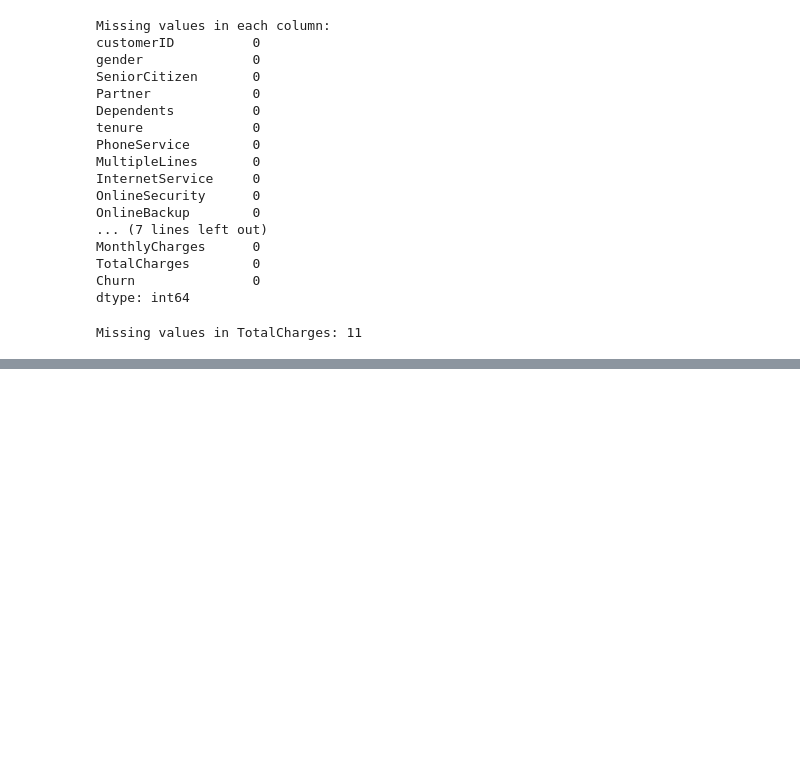
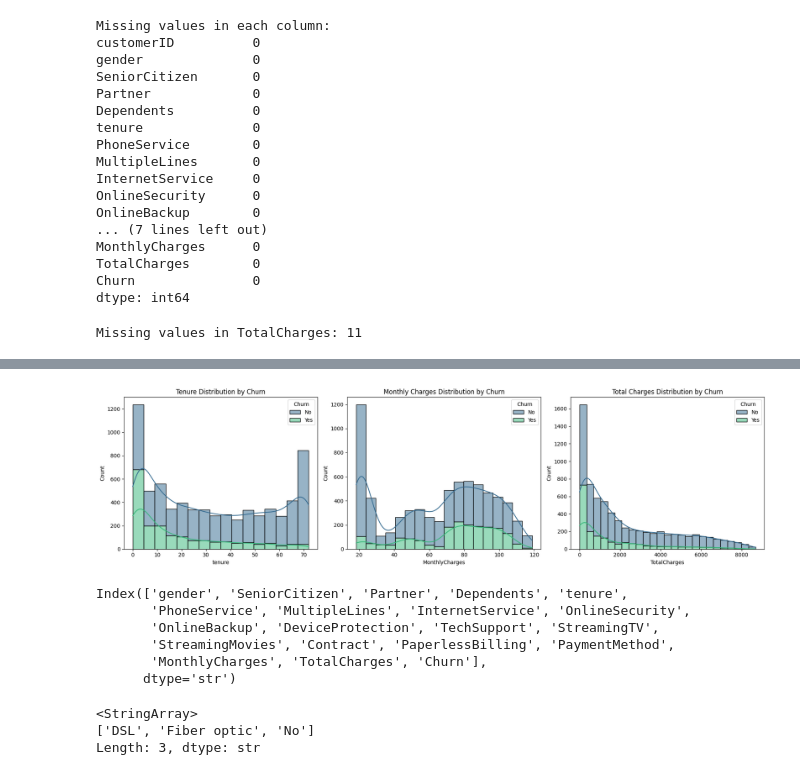
Before and after one commit to Vishwaprasa/Churn_Analysis, a Jupyter notebook: notebooks/EDA_Analysis.ipynb, the cells around one changed output, grey strips where cells are left out. Saved outputs shown, nothing was run; the diff lists cells and outputs as text; code cells hidden in the pictures; blank space fills up the shorter version.

```diff
--- a/notebooks/EDA_Analysis.ipynb
+++ b/notebooks/EDA_Analysis.ipynb
@@ -84,0 +110,33 @@ df['SeniorCitizen'] = df['SeniorCitizen'].map({1: 'Yes', 0: 'No'})
+# %%
+# Plot distributions of numerical features by Churn
+fig, axes = plt.subplots(1, 3, figsize=(18, 5))
+
+sns.histplot(data=df, x='tenure', hue='Churn', multiple='stack', kde=True, ax=axes[0], palette='viridis')
+axes[0].set_title('Tenure Distribution by Churn')
+
+sns.histplot(data=df, x='MonthlyCharges', hue='Churn', multiple='stack', kde=True, ax=axes[1], palette='viridis')
+axes[1].set_title('Monthly Charges Distribution by Churn')
+
+sns.histplot(data=df, x='TotalCharges', hue='Churn', multiple='stack', kde=True, ax=axes[2], palette='viridis')
+axes[2].set_title('Total Charges Distribution by Churn')
+
+plt.tight_layout()
+plt.show()
+# %% [output]
+[figure, added]
+# %%
+df.columns
+# %% [output]
+Index(['gender', 'SeniorCitizen', 'Partner', 'Dependents', 'tenure',
+       'PhoneService', 'MultipleLines', 'InternetService', 'OnlineSecurity',
+       'OnlineBackup', 'DeviceProtection', 'TechSupport', 'StreamingTV',
+       'StreamingMovies', 'Contract', 'PaperlessBilling', 'PaymentMethod',
+       'MonthlyCharges', 'TotalCharges', 'Churn'],
+      dtype='str')
+# %%
+df['InternetService'].nunique()
+print(df["InternetService"].unique())
+# %% [output]
+<StringArray>
+['DSL', 'Fiber optic', 'No']
+Length: 3, dtype: str
```
Also changed, not shown: parts of 17 cells of this notebook, 1 other file.
